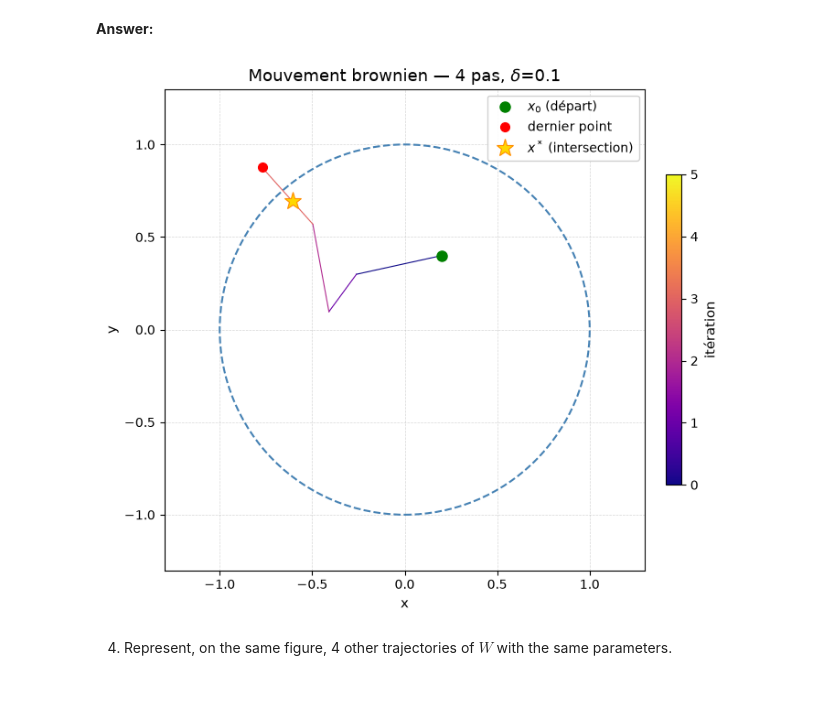
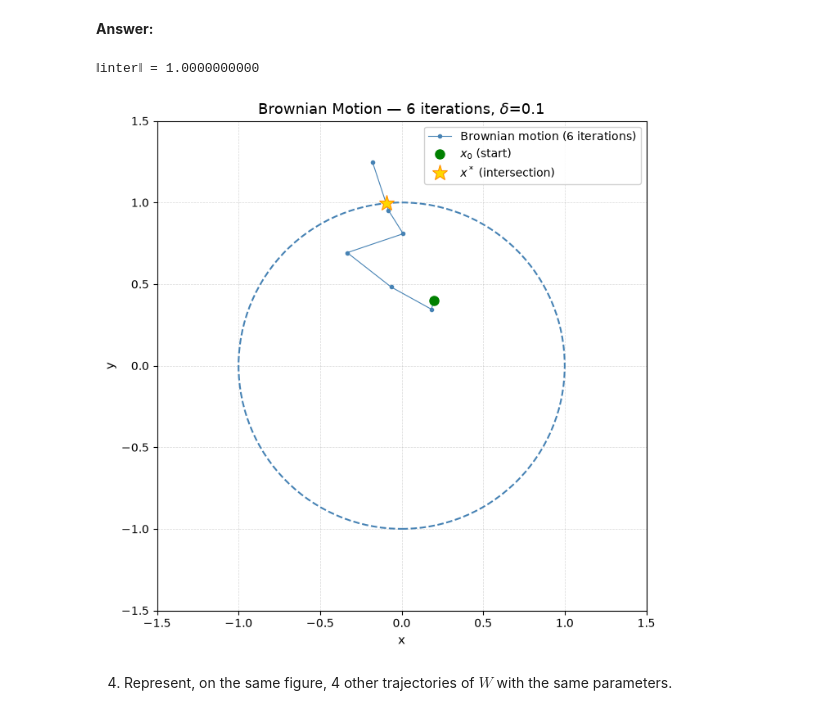
Before and after one commit to alxndrTL/python_sdia, a Jupyter notebook: Labs/Lab3/lab3.ipynb, the cells around one changed output. Saved outputs shown, nothing was run; the diff lists cells and outputs as text; code cells hidden in the pictures.

```diff
--- a/Labs/Lab3/lab3.ipynb
+++ b/Labs/Lab3/lab3.ipynb
@@ -97,9 +97,9 @@ def brownianMotion(niter : int, x: np.array, step : float, rng) -> tuple[list[np
         walk.append(x)
         n += 1
 
-    A = walk[-2]
-    B = walk[-1]
-    d = A - B
+    A = walk[-1]
+    B = walk[-2]
+    d = A-B
 
     #on calcule les coefficients du polynôme tels que développés ci-dessus :
     a_coef = np.dot(d,d)
@@ -114,8 +114,17 @@ def brownianMotion(niter : int, x: np.array, step : float, rng) -> tuple[list[np
         raise ValueError("Aucune Racine valide trouvée pour l'interpolation des deux derniers points")
 
     alpha = valid[0]
-    inter = (1-alpha)*A + alpha*B
+    inter = (1-alpha)*B + alpha*A
+
+    walk = np.array(walk)
 
     return walk, inter
 
+x0 = np.array([0.2, 0.4])
+delta = 10e-2
+N = 1000
+
+motion, inter = brownianMotion(N, x0, delta, rng)
+print(f"‖inter‖ = {np.linalg.norm(inter):.10f}")
+
 #version avec docstring dans le fichier src/ lab3_fns.py
@@ -137,61 +148,50 @@ def brownianMotion(niter : int, x: np.array, step : float, rng) -> tuple[list[np
 # %%
 import matplotlib.pyplot as plt
 
-x0 = np.array([0.2,0.4])
+x0 = np.array([0.2, 0.4])
 delta = 10e-2
 N = 1000
 
 motion, inter = brownianMotion(N, x0, delta, rng)
-#motion est une liste de array donc il faut convertir en array pour plot sereinement:
-motion = np.array(motion)
-
+print(f"‖inter‖ = {np.linalg.norm(inter):.10f}")
 
 fig, ax = plt.subplots(figsize=(7, 7))
 
 # Cercle unité
 circle = plt.Circle((0, 0), 1, fill=False, color="steelblue",
                      linewidth=1.5, linestyle="--", zorder=2)
 ax.add_artist(circle)
 
-# Tracé de la marche avec dégradé de couleur selon le temps
-n = len(motion)
-for i in range(n - 1):
-    alpha = i / n
-    ax.plot(motion[i:i+2, 0], motion[i:i+2, 1],
-            color=plt.cm.plasma(alpha), linewidth=0.8, zorder=3)
+# Tracé de la marche
+ax.plot(motion[:, 0], motion[:, 1],
+        "o-", markersize=3, linewidth=0.8,
+        color="steelblue", zorder=3,
+        label=f"Brownian motion ({len(motion) - 1} iterations)")
 
 # Point de départ
 ax.plot(motion[0, 0], motion[0, 1],
-        'o', color="green", markersize=8, zorder=5, label="$x_0$ (départ)")
-
-# Dernier point de la marche
-ax.plot(motion[-1, 0], motion[-1, 1],
-        'o', color="red", markersize=7, zorder=5, label="dernier point")
+        'o', color="green", markersize=8, zorder=5, label="$x_0$ (start)")
 
 # Point d'intersection x*
 ax.plot(inter[0], inter[1],
         '*', color="gold", markersize=14, markeredgecolor="darkorange",
         markeredgewidth=0.8, zorder=6, label="$x^*$ (intersection)")
 
-# Colorbar pour le temps
-sm = plt.cm.ScalarMappable(cmap="plasma", norm=plt.Normalize(0, n))
-cbar = plt.colorbar(sm, ax=ax, fraction=0.03, pad=0.04)
-cbar.set_label("itération", fontsize=11)
-
-ax.set_title(f"Mouvement brownien — {n - 1} pas, $\\delta$={delta}", fontsize=13)
+ax.set_title(f"Brownian Motion — {len(motion) - 1} iterations, $\\delta$={delta}", fontsize=13)
 ax.set_xlabel("x", fontsize=11)
 ax.set_ylabel("y", fontsize=11)
-ax.set_xlim(-1.3, 1.3)
-ax.set_ylim(-1.3, 1.3)
+ax.set_xlim(-1.5, 1.5)
+ax.set_ylim(-1.5, 1.5)
 ax.set_aspect("equal")
 ax.grid(linestyle="--", linewidth=0.5, alpha=0.5)
 ax.legend(loc="upper right", fontsize=10, framealpha=0.9)
 
 plt.tight_layout()
 plt.savefig("brownian_motion.png", dpi=150)
 plt.show()
 # %% [output]
+‖inter‖ = 1.0000000000
-[figure, old version]
+[figure, new version]
 # %% [markdown]
 4. Represent, on the same figure, 4 other trajectories of $W$ with the same parameters.
 # %% [markdown]
```
Also changed, not shown: parts of 6 cells of this notebook, 1 other file.
